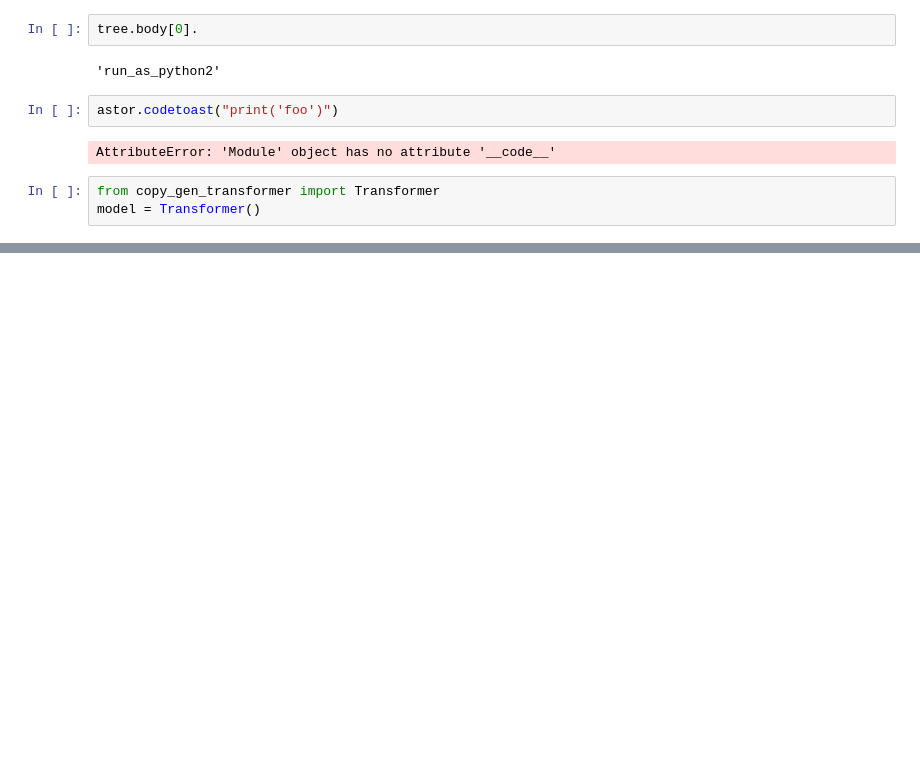
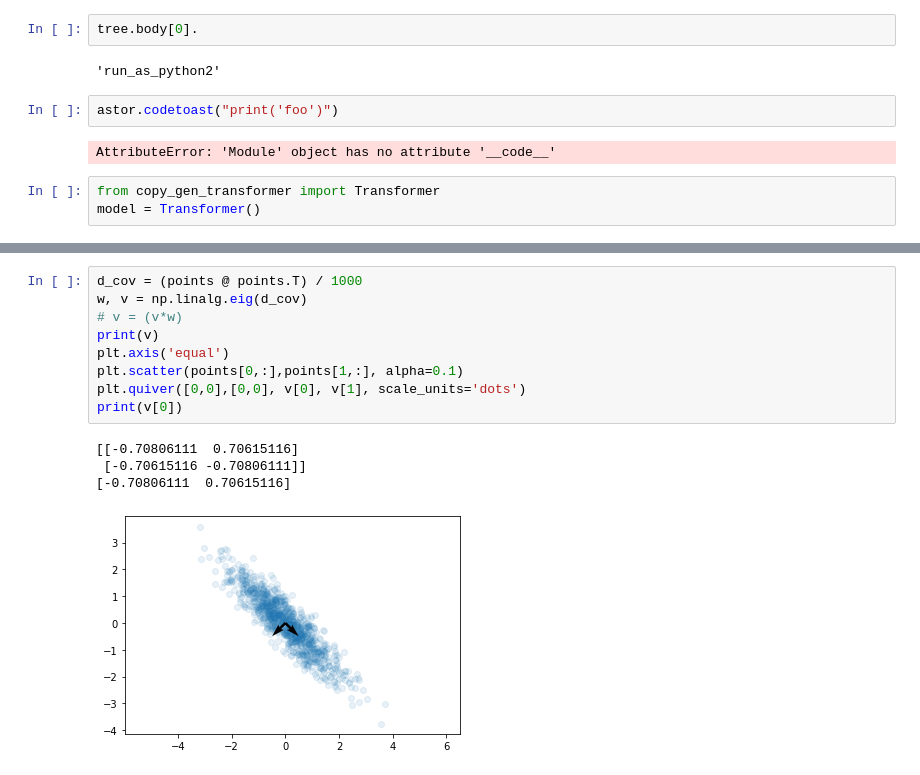
Before and after one commit to carlos-gemmell/Glasgow-NLP, a Jupyter notebook: notebooks/playground.ipynb, the cells around one changed output, grey strips where cells are left out. Saved outputs shown, nothing was run; the diff lists cells and outputs as text; blank space fills up the shorter version.

```diff
--- a/notebooks/playground.ipynb
+++ b/notebooks/playground.ipynb
@@ -670,0 +970,14 @@ model = Transformer()
+# %%
+d_cov = (points @ points.T) / 1000
+w, v = np.linalg.eig(d_cov)
+# v = (v*w)
+print(v)
+plt.axis('equal')
+plt.scatter(points[0,:],points[1,:], alpha=0.1)
+plt.quiver([0,0],[0,0], v[0], v[1], scale_units='dots')
+print(v[0])
+# %% [output]
+[[-0.70806111  0.70615116]
+ [-0.70615116 -0.70806111]]
+[-0.70806111  0.70615116]
+[figure, added]
```
Also changed, not shown: parts of 19 cells of this notebook.
